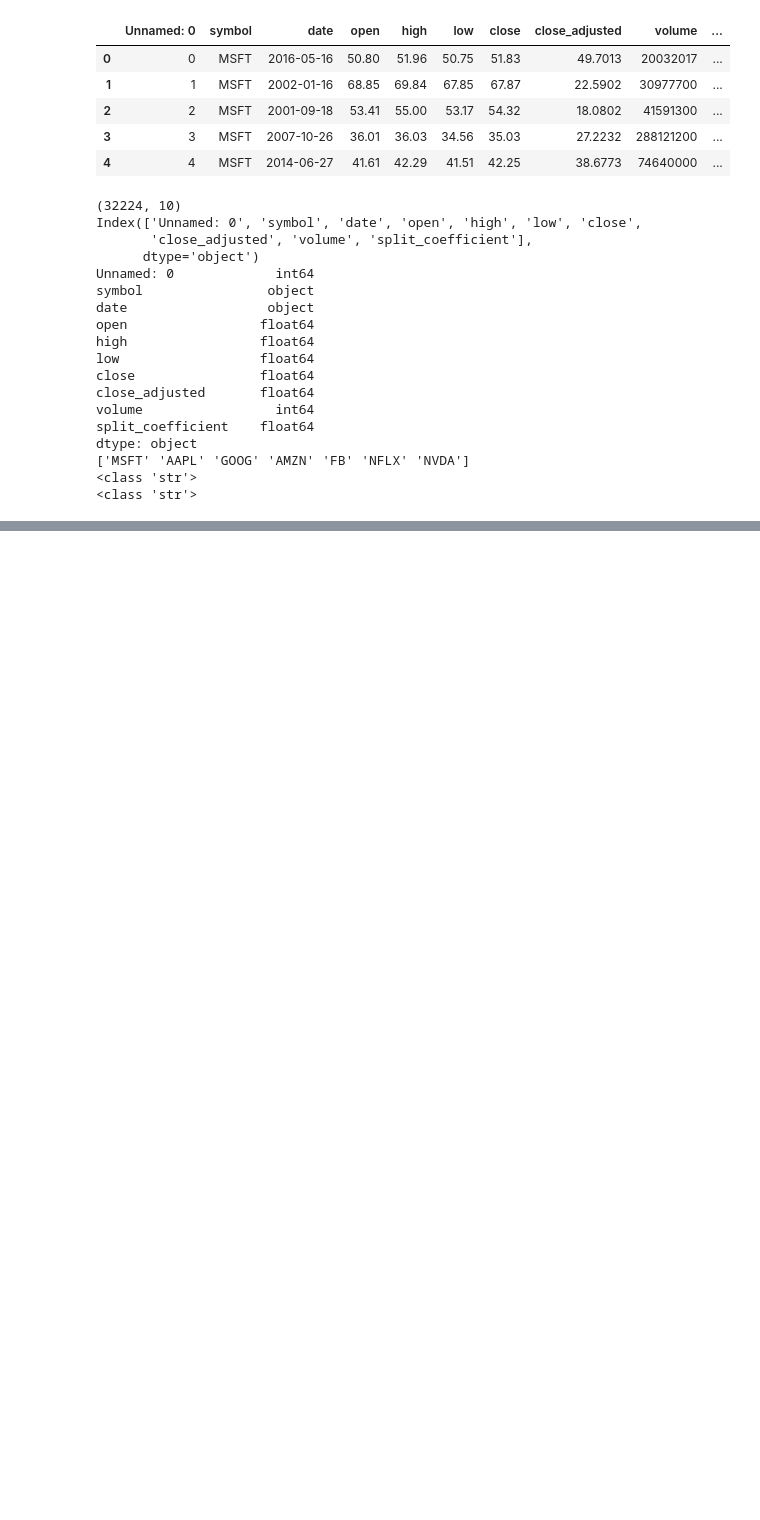
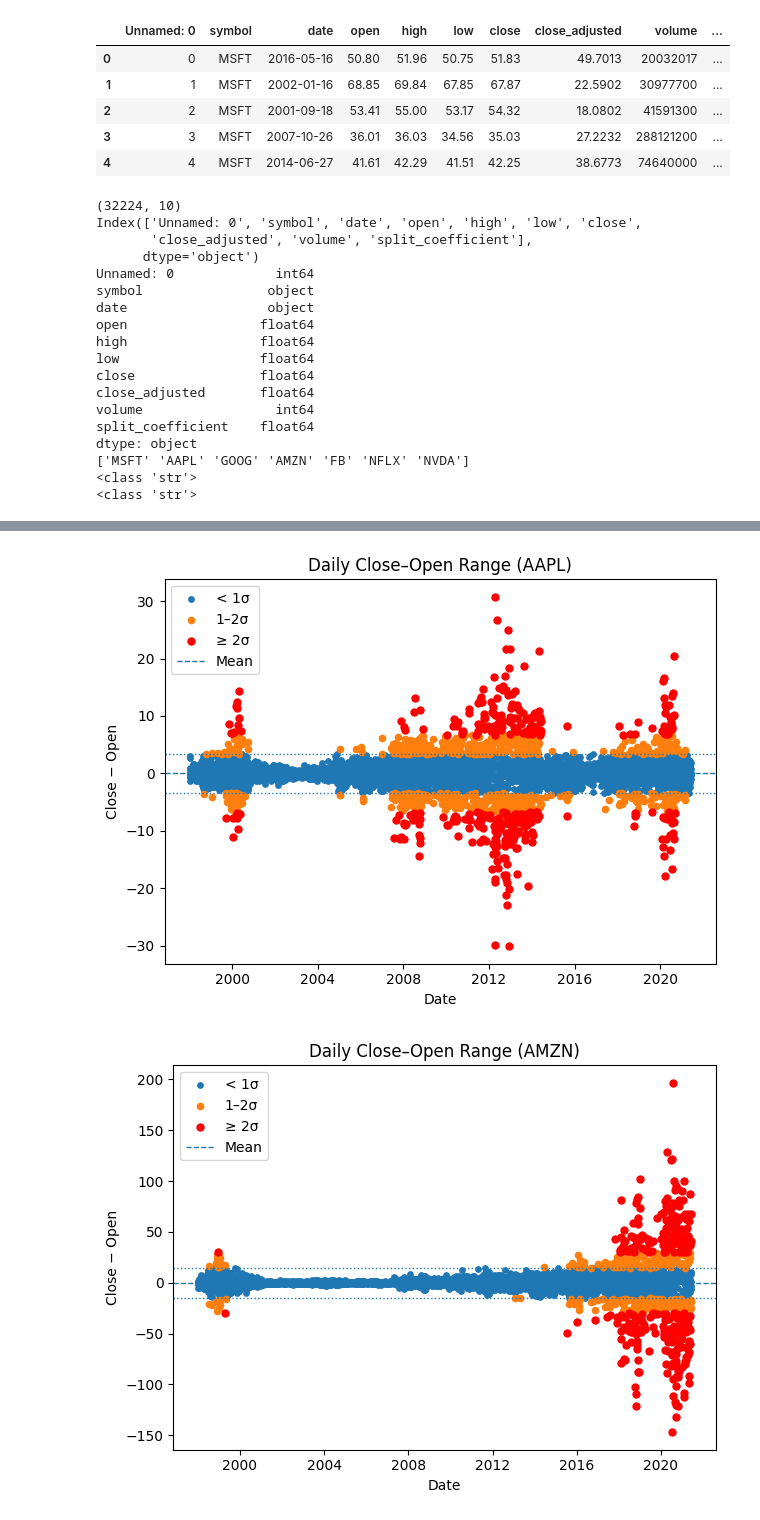
Before and after one commit to hpatel2004/scratchpad, a Jupyter notebook: nb_2026_01_05.ipynb, the cells around one changed output, grey strips where cells are left out. Cells and saved outputs as stored; diff of their text form; code cells hidden in the pictures; blank space fills up the shorter version.

```diff
--- a/nb_2026_01_05.ipynb
+++ b/nb_2026_01_05.ipynb
@@ -68,0 +102,51 @@ dtype: object
+# %%
+df["open_close_diff"] = df["close"] - df["open"]
+
+for symbol, g in df.groupby("symbol"):
+    mean = g["open_close_diff"].mean()
+    std = g["open_close_diff"].std()
+
+    # # masks
+    # normal = np.abs(g["open_close_diff"] - mean) < std
+    # outlier = ~normal
+
+    # plt.figure(figsize=(11, 6))
+
+    # # normal points
+    # plt.scatter(
+    #     g.loc[normal, "date"],
+    #     g.loc[normal, "open_close_diff"],
+    #     s=15,
+    #     alpha=0.6,
+    #     label="Within 1σ"
+    # )
+
+    # # outliers
+    # plt.scatter(
+    #     g.loc[outlier, "date"],
+    #     g.loc[outlier, "open_close_diff"],
+    #     s=20,
+    #     color="red",
+    #     label="≥ 1σ from mean"
+    # )
+    z = np.abs((g["open_close_diff"] - mean) / std)
+
+    plt.scatter(g.loc[z < 1, "date"], g.loc[z < 1, "open_close_diff"], label="< 1σ", s=15)
+    plt.scatter(g.loc[(z >= 1) & (z < 2), "date"], g.loc[(z >= 1) & (z < 2), "open_close_diff"], label="1–2σ", s=20)
+    plt.scatter(g.loc[z >= 2, "date"], g.loc[z >= 2, "open_close_diff"], label="≥ 2σ", s=25, color="red")
+
+
+    # reference lines
+    plt.axhline(mean, linestyle="--", linewidth=1, label="Mean")
+    plt.axhline(mean + std, linestyle=":", linewidth=1)
+    plt.axhline(mean - std, linestyle=":", linewidth=1)
+
+    plt.xlabel("Date")
+    plt.ylabel("Close − Open")
+    plt.title(f"Daily Close–Open Range ({symbol})")
+    plt.legend()
+    plt.tight_layout()
+    plt.show()
+# %% [output]
+[figure, added]
+[figure, added]
```
Also changed, not shown: parts of 4 cells of this notebook.
